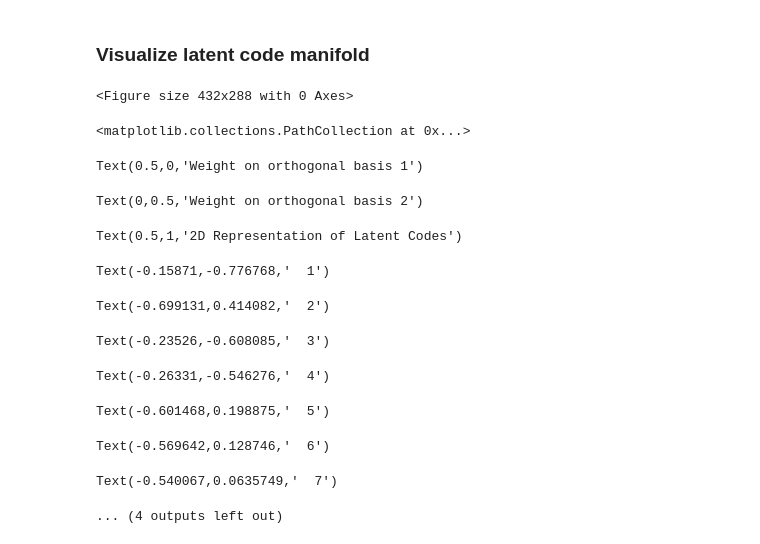
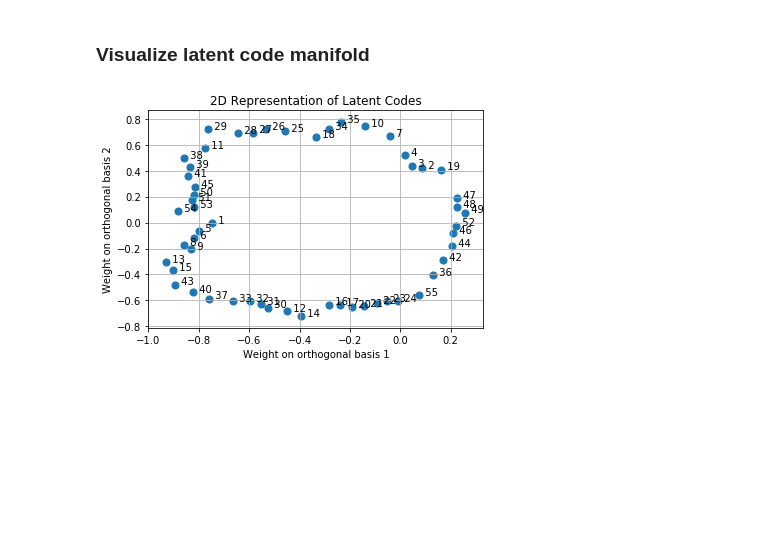
Before and after one commit to CSIPlab/GMLR, a Jupyter notebook: gmlr_details.ipynb, the cells around one changed output. Drawn from its saved outputs; the diff is of its cells as text; code cells hidden in the pictures; blank space fills up the shorter version.

```diff
--- a/gmlr_details.ipynb
+++ b/gmlr_details.ipynb
@@ -462,35 +432,24 @@ for i in range(n):
 # %%
 if low_rank==2:
     zt=z_test
     u, s, vh = np.linalg.svd(zt, full_matrices=False)
     zt=np.dot(u * np.append(s[0:low_rank],np.zeros(len(s)-low_rank)), vh)
 
     zb=linalg.orth(zt.T)
     zb=zb.T
     a1=np.matmul(zt[0:sequence_size,:],np.linalg.pinv(zb))
     area=50
-    plt.figure()
+    _=plt.figure()
     start_seq=0
     end_seq=sequence_size
-    ax=plt.subplot()
-    plt.scatter(a1[start_seq:end_seq,0], a1[start_seq:end_seq,1],s=area,alpha=1)
-    plt.grid(True)
-    plt.xlabel('Weight on orthogonal basis 1')
-    plt.ylabel('Weight on orthogonal basis 2')
-    plt.title('2D Representation of Latent Codes')
+    _=ax=plt.subplot()
+    _=plt.scatter(a1[start_seq:end_seq,0], a1[start_seq:end_seq,1],s=area,alpha=1)
+    _=plt.grid(True)
+    _=plt.xlabel('Weight on orthogonal basis 1')
+    _=plt.ylabel('Weight on orthogonal basis 2')
+    _=plt.title('2D Representation of Latent Codes')
     for i in range(a1.shape[0]):
-        ax.annotate('  '+str(i+1), (a1[i,0], a1[i,1]))
+        _=ax.annotate('  '+str(i+1), (a1[i,0], a1[i,1]))
+    plt.show();
 # %% [output]
-<Figure size 432x288 with 0 Axes>
-<matplotlib.collections.PathCollection at 0x...>
-Text(0.5,0,'Weight on orthogonal basis 1')
-Text(0,0.5,'Weight on orthogonal basis 2')
-Text(0.5,1,'2D Representation of Latent Codes')
-Text(-0.15871,-0.776768,'  1')
-Text(-0.699131,0.414082,'  2')
-Text(-0.23526,-0.608085,'  3')
-Text(-0.26331,-0.546276,'  4')
-Text(-0.601468,0.198875,'  5')
-Text(-0.569642,0.128746,'  6')
-Text(-0.540067,0.0635749,'  7')
-... (4 outputs left out)
+[figure, added]
```
Also changed, not shown: parts of 31 cells of this notebook, 1 other file.
